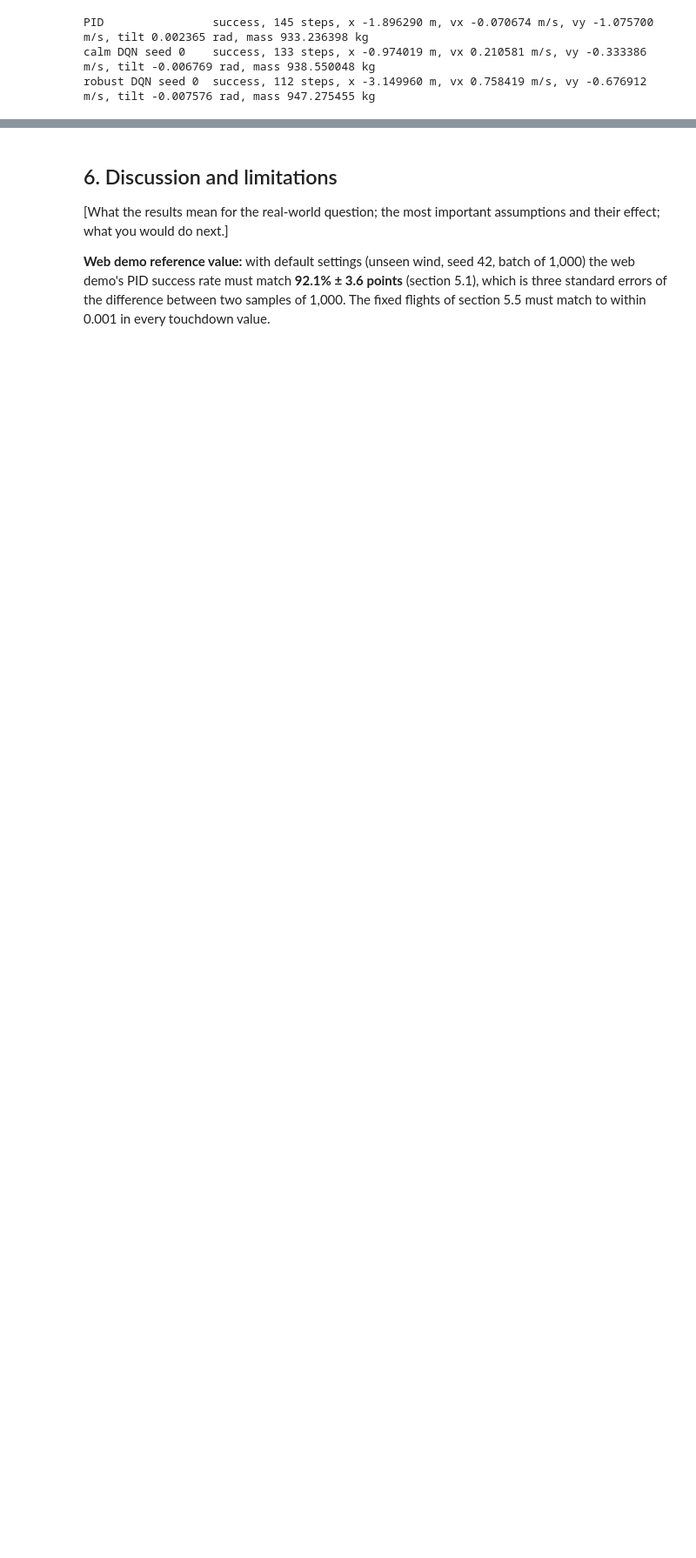
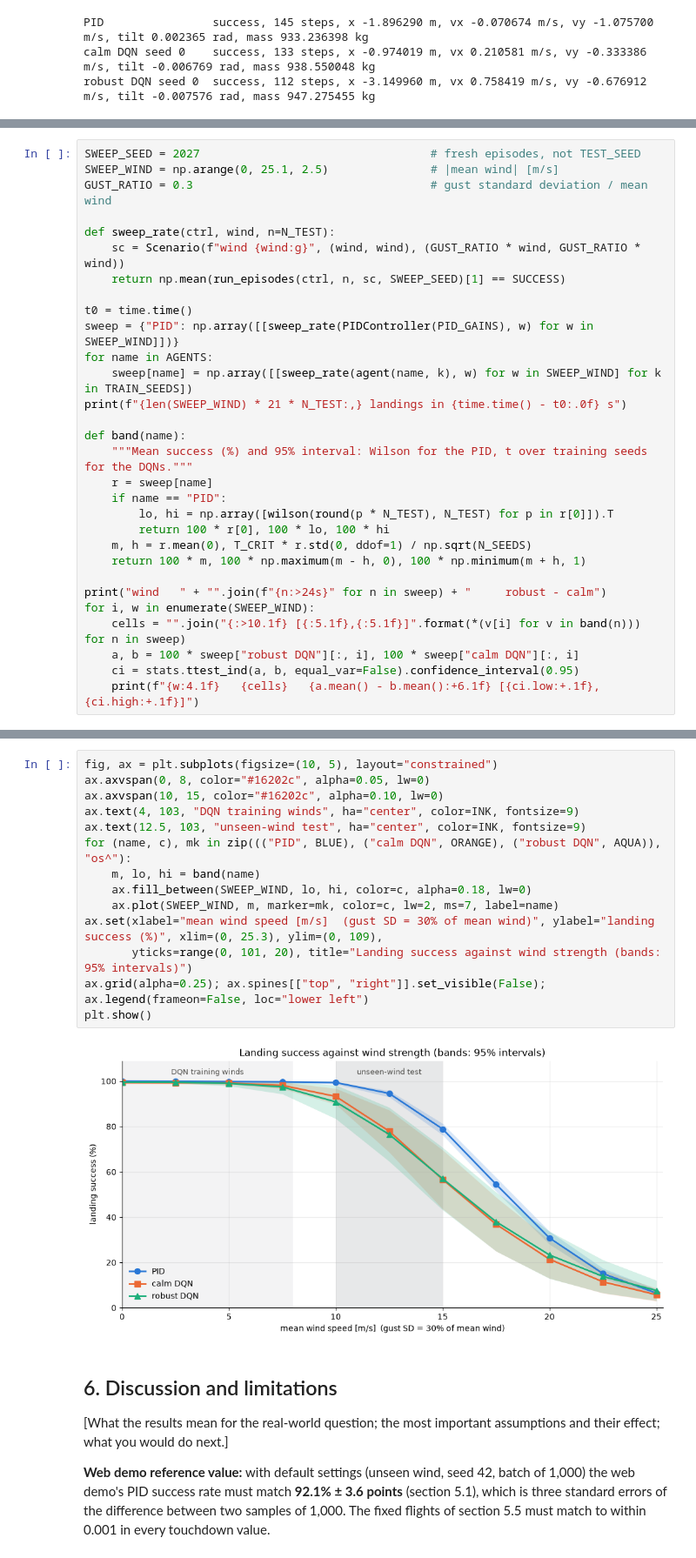
Before and after one commit to nipunmeegoda/rl-rocket-simulator, a Jupyter notebook: notebook/rl-rocket-simulator.ipynb, the cells around one changed output, grey strips where cells are left out. Shown at 87% size. Cells and saved outputs as stored; diff of their text form; blank space fills up the shorter version.

Commit message:
Add success rate against wind strength with intervals
Co-Authored-By: Claude Opus 5.5 <noreply@anthropic.com>

```diff
--- a/notebook/rl-rocket-simulator.ipynb
+++ b/notebook/rl-rocket-simulator.ipynb
@@ -888,0 +893,30 @@ robust DQN seed 0  success, 112 steps, x -3.149960 m, vx 0.758419 m/s, vy -0.676
+# %%
+SWEEP_SEED = 2027                                  # fresh episodes, not TEST_SEED
+SWEEP_WIND = np.arange(0, 25.1, 2.5)               # |mean wind| [m/s]
+GUST_RATIO = 0.3                                   # gust standard deviation / mean wind
+
+def sweep_rate(ctrl, wind, n=N_TEST):
+    sc = Scenario(f"wind {wind:g}", (wind, wind), (GUST_RATIO * wind, GUST_RATIO * wind))
+    return np.mean(run_episodes(ctrl, n, sc, SWEEP_SEED)[1] == SUCCESS)
+
+t0 = time.time()
+sweep = {"PID": np.array([[sweep_rate(PIDController(PID_GAINS), w) for w in SWEEP_WIND]])}
+for name in AGENTS:
+    sweep[name] = np.array([[sweep_rate(agent(name, k), w) for w in SWEEP_WIND] for k in TRAIN_SEEDS])
+print(f"{len(SWEEP_WIND) * 21 * N_TEST:,} landings in {time.time() - t0:.0f} s")
+
+def band(name):
+    """Mean success (%) and 95% interval: Wilson for the PID, t over training seeds for the DQNs."""
+    r = sweep[name]
+    if name == "PID":
+        lo, hi = np.array([wilson(round(p * N_TEST), N_TEST) for p in r[0]]).T
+        return 100 * r[0], 100 * lo, 100 * hi
+    m, h = r.mean(0), T_CRIT * r.std(0, ddof=1) / np.sqrt(N_SEEDS)
+    return 100 * m, 100 * np.maximum(m - h, 0), 100 * np.minimum(m + h, 1)
+
+print("wind   " + "".join(f"{n:>24s}" for n in sweep) + "     robust - calm")
+for i, w in enumerate(SWEEP_WIND):
+    cells = "".join("{:>10.1f} [{:5.1f},{:5.1f}]".format(*(v[i] for v in band(n))) for n in sweep)
+    a, b = 100 * sweep["robust DQN"][:, i], 100 * sweep["calm DQN"][:, i]
+    ci = stats.ttest_ind(a, b, equal_var=False).confidence_interval(0.95)
+    print(f"{w:4.1f}   {cells}   {a.mean() - b.mean():+6.1f} [{ci.low:+.1f}, {ci.high:+.1f}]")
@@ -889,3 +937,19 @@ robust DQN seed 0  success, 112 steps, x -3.149960 m, vx 0.758419 m/s, vy -0.676
+# %%
+fig, ax = plt.subplots(figsize=(10, 5), layout="constrained")
+ax.axvspan(0, 8, color="#16202c", alpha=0.05, lw=0)
+ax.axvspan(10, 15, color="#16202c", alpha=0.10, lw=0)
+ax.text(4, 103, "DQN training winds", ha="center", color=INK, fontsize=9)
+ax.text(12.5, 103, "unseen-wind test", ha="center", color=INK, fontsize=9)
+for (name, c), mk in zip((("PID", BLUE), ("calm DQN", ORANGE), ("robust DQN", AQUA)), "os^"):
+    m, lo, hi = band(name)
+    ax.fill_between(SWEEP_WIND, lo, hi, color=c, alpha=0.18, lw=0)
+    ax.plot(SWEEP_WIND, m, marker=mk, color=c, lw=2, ms=7, label=name)
+ax.set(xlabel="mean wind speed [m/s]  (gust SD = 30% of mean wind)", ylabel="landing success (%)", xlim=(0, 25.3), ylim=(0, 109),
+       yticks=range(0, 101, 20), title="Landing success against wind strength (bands: 95% intervals)")
+ax.grid(alpha=0.25); ax.spines[["top", "right"]].set_visible(False); ax.legend(frameon=False, loc="lower left")
+plt.show()
+# %% [output]
+[figure, added]
 # %% [markdown]
 ## 6. Discussion and limitations
 
```
Also changed, not shown: parts of 2 cells of this notebook, 1 other file.
